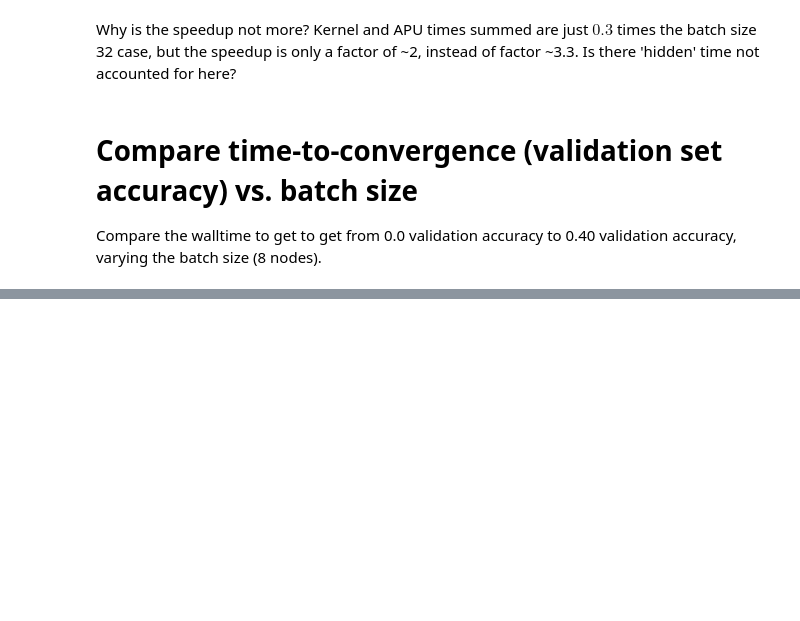
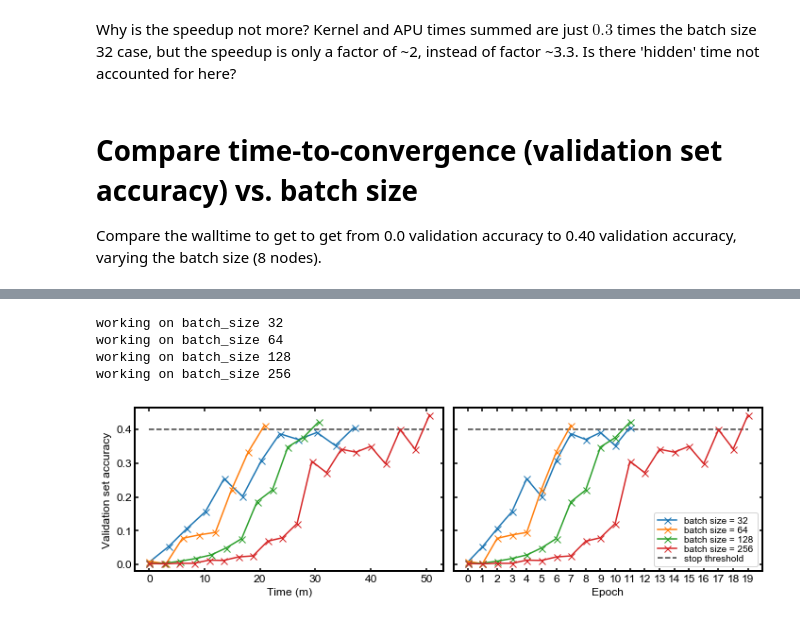
Before and after one commit to mrowan137/ml-performance-benchmark, a Jupyter notebook: resnet/analysis/plot_time_vs_batchsize.ipynb, the cells around one changed output, grey strips where cells are left out. Saved outputs shown, nothing was run; the diff lists cells and outputs as text; code cells hidden in the pictures; blank space fills up the shorter version.

Commit message:
Batch size var resnet plots

```diff
--- a/resnet/analysis/plot_time_vs_batchsize.ipynb
+++ b/resnet/analysis/plot_time_vs_batchsize.ipynb
@@ -436,0 +354,77 @@ batch size = 256, duration = 1494.025276 sec = 25 min
+# %%
+# job    | batch size
+# 820420 | 16
+# 811929 | 32
+# 819936 | 64
+# 811931 | 128
+# 819934 | 256
+batch_size = np.array(['32', '64', '128', '256'])
+
+# Extract data from .out files
+fileroot = '/ccs/home/mrowan/scratch/ml-performance-benchmark/resnet/logs/real/'
+files = [fileroot + '8_nodes_batchsize_32/j_811929/811929.out',  # 32
+         fileroot + '8_nodes_batchsize_64/j_819936/819936.out',  # 64
+         fileroot + '8_nodes_batchsize_128/j_811931/811931.out', # 128
+         fileroot + '8_nodes_batchsize_256/j_819934/819934.out'  # 256
+        ]
+
+def get_time_and_global_accuracy(file):
+    """
+    Return the timestamp and validation set accuracy
+    """
+    x, y = [], []
+    with open(file) as f:
+        for line in f:
+            match = re.search('(.*?(\d+):(\d+):(\d+).(\d+).*?): accuracy = (0.\d+)', line)
+            if match:
+                #print(match.group())
+                x.append(      match.group().split(' ')[ 1] )
+                y.append(float(match.group().split(' ')[-1]))
+    return x, y
+
+eval_accuracy = defaultdict(lambda: defaultdict(list))
+for i,file in enumerate(files):
+    print('working on batch_size {}'.format(batch_size[i]))
+    x, y = get_time_and_global_accuracy(file)
+    eval_accuracy[batch_size[i]]['time'] = x
+    eval_accuracy[batch_size[i]]['eval_accuracy'] = y
+# %% [output]
+working on batch_size 32
+working on batch_size 64
+working on batch_size 128
+working on batch_size 256
+# %%
+def time_in_seconds(start, stop):
+    fmt = '%H:%M:%S.%f'
+    t = datetime.datetime.strptime(stop, fmt) - datetime.datetime.strptime(start, fmt)
+    return t.total_seconds()
+
+# Plots for validation accuracy
+fig_width = 10
+fig, axs = plt.subplots(ncols=2, nrows=1, figsize=(fig_width, 0.5*fig_width/golden),
+                       sharey=True)
+
+plt.sca(axs[0])
+for i, bs in enumerate(batch_size):
+    x, y = eval_accuracy[bs]['time'], eval_accuracy[bs]['eval_accuracy']
+    x = [time_in_seconds(x[0], item)/60. for item in x] # minutes
+    plt.plot(x, y, '-x',label='batch size = {}'.format(bs))
+
+
+plt.xlabel('Time (m)')
+plt.ylabel('Validation set accuracy')
+plt.hlines([0.4], x[0], x[-1], color='k', linestyle='--', alpha=0.75)
+
+plt.sca(axs[1])
+for i, bs in enumerate(batch_size):
+    x, y = range(len(eval_accuracy[bs]['time'])), eval_accuracy[bs]['eval_accuracy']
+    plt.plot(x, y, '-x',label='batch size = {}'.format(bs))
+
+plt.xlabel('Epoch')
+plt.xticks(np.array(x, dtype=np.int), labels=np.array(x, dtype=np.int))
+plt.hlines([0.4], x[0], x[-1], color='k', linestyle='--', alpha=0.75,label='stop threshold')
+plt.legend()
+
+plt.tight_layout()
+# %% [output]
+[figure, added]
```
Also changed, not shown: parts of 3 cells of this notebook.
